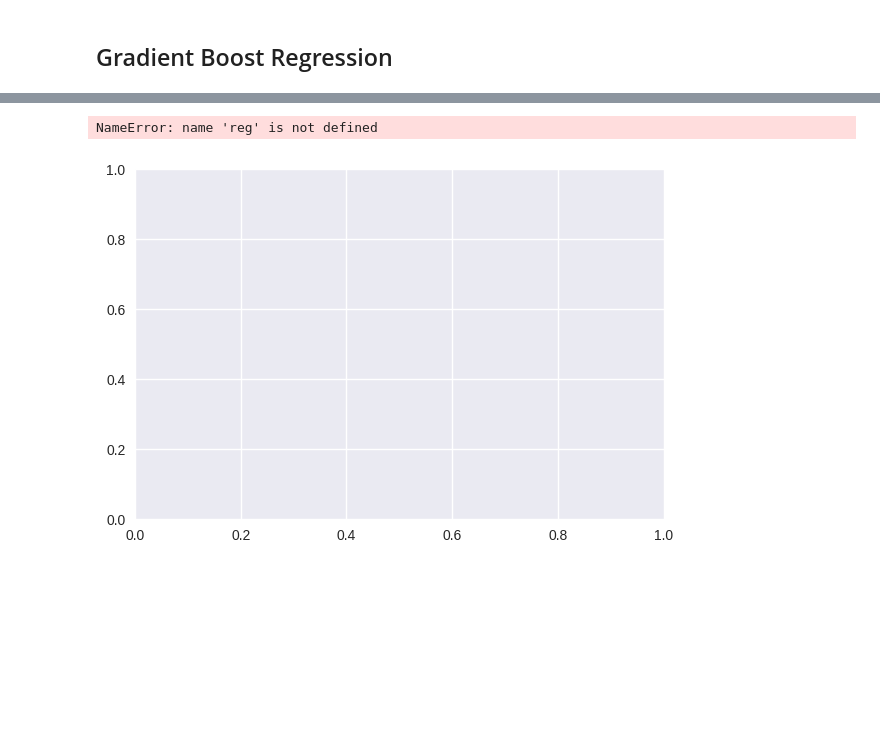
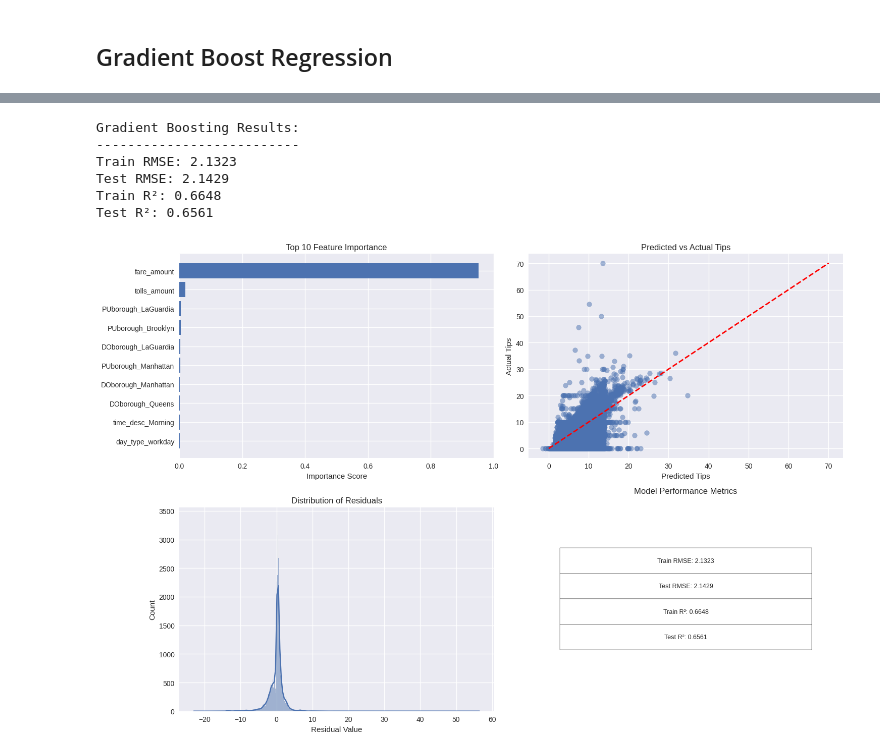
Before and after one commit to RatchanonPa/Data-Warehouse-and-Big-Data-Analytics, a Jupyter notebook: Modellimg.ipynb, the cells around one changed output, grey strips where cells are left out. Cells and saved outputs as stored; diff of their text form; code cells hidden in the pictures; blank space fills up the shorter version.

Commit message:
model

```diff
--- a/Modellimg.ipynb
+++ b/Modellimg.ipynb
@@ -242,6 +237,0 @@ sample_filtered = pd.get_dummies(sample_filtered, drop_first=True)
-# %%
-# train test split the sampled data
-
-y = sample_filtered['tip_amount']
-sample_filtered = sample_filtered.drop(['tip_amount'], axis=1)
-X_train, X_test, y_train, y_test = train_test_split(sample_filtered, y, test_size=0.3, random_state=0)
@@ -295,22 +238,47 @@ Warning: The following columns are missing from X_train: ['VendorID', 'RatecodeI
 # %%
-import numpy as np
-import pandas as pd
-import matplotlib.pyplot as plt
-import seaborn as sns
-from sklearn.ensemble import GradientBoostingRegressor
-from sklearn.metrics import mean_squared_error, r2_score
+# 1. First ensure X_train and X_test are properly scaled
+scaler = StandardScaler()
+numeric_features = ['fare_amount', 'tolls_amount']
+X_train[numeric_features] = scaler.fit_transform(X_train[numeric_features])
+X_test[numeric_features] = scaler.transform(X_test[numeric_features])
 
-# Assuming you have these variables from your previous code:
-# X_train, X_test, y_train, y_test, sample_filtered, gbr_train_pred, gbr_test_pred
-# reg (your trained GradientBoostingRegressor)
-# train_rmse, test_rmse, train_r2, test_r2
+# 2. Initialize and train the Gradient Boosting model
+reg = GradientBoostingRegressor(
+    n_estimators=100,
+    learning_rate=0.1,
+    max_depth=5,
+    min_samples_split=5,
+    min_samples_leaf=3,
+    random_state=42
+)
 
-# Create figure with subplots
+# 3. Fit the model
+reg.fit(X_train, y_train)
+
+# 4. Make predictions
+gbr_train_pred = reg.predict(X_train)
+gbr_test_pred = reg.predict(X_test)
+
+# 5. Calculate performance metrics
+train_rmse = mean_squared_error(y_train, gbr_train_pred, squared=False)
+test_rmse = mean_squared_error(y_test, gbr_test_pred, squared=False)
+train_r2 = r2_score(y_train, gbr_train_pred)
+test_r2 = r2_score(y_test, gbr_test_pred)
+
+# 6. Print the results
+print("\nGradient Boosting Results:")
+print("--------------------------")
+print(f"Train RMSE: {train_rmse:.4f}")
+print(f"Test RMSE: {test_rmse:.4f}")
+print(f"Train R²: {train_r2:.4f}")
+print(f"Test R²: {test_r2:.4f}")
+
+# 7. Create visualization of results
 plt.style.use('seaborn')
 fig = plt.figure(figsize=(15, 10))
 gs = fig.add_gridspec(2, 2)
 
-# 1. Feature Importance Plot
+# 7.1 Feature Importance Plot
 ax1 = fig.add_subplot(gs[0, 0])
 importance_df = pd.DataFrame({
     'feature': X_train.columns,
@@ -319,11 +287,12 @@ importance_df = pd.DataFrame({
 importance_df = importance_df.sort_values('importance', ascending=True)
 importance_df_plot = importance_df.tail(10)  # Top 10 features
 
-sns.barh(y='feature', x='importance', data=importance_df_plot, ax=ax1)
+# Fixed: Using matplotlib's barh instead of seaborn's
+ax1.barh(y=importance_df_plot['feature'], width=importance_df_plot['importance'])
 ax1.set_title('Top 10 Feature Importance')
 ax1.set_xlabel('Importance Score')
 
-# 2. Predicted vs Actual Plot
+# 7.2 Predicted vs Actual Plot
 ax2 = fig.add_subplot(gs[0, 1])
 ax2.scatter(gbr_test_pred, y_test, alpha=0.5)
 ax2.plot([y_test.min(), y_test.max()], [y_test.min(), y_test.max()], 'r--', lw=2)
@@ -331,35 +300,40 @@ ax2.set_xlabel('Predicted Tips')
 ax2.set_ylabel('Actual Tips')
 ax2.set_title('Predicted vs Actual Tips')
 
-# 3. Residuals Plot
+# 7.3 Residuals Plot
 ax3 = fig.add_subplot(gs[1, 0])
 residuals = y_test - gbr_test_pred
 sns.histplot(residuals, kde=True, ax=ax3)
 ax3.set_title('Distribution of Residuals')
 ax3.set_xlabel('Residual Value')
 
-# 4. Model Performance Metrics
+# 7.4 Model Performance Metrics
 ax4 = fig.add_subplot(gs[1, 1])
 metrics = {
     'Metric': ['Train RMSE', 'Test RMSE', 'Train R²', 'Test R²'],
     'Value': [train_rmse, test_rmse, train_r2, test_r2]
 }
 ax4.axis('off')
 metrics_table = ax4.table(cellText=[[f'{k}: {v:.4f}'] for k, v in zip(metrics['Metric'], metrics['Value'])],
                          loc='center', cellLoc='center', bbox=[0.1, 0.3, 0.8, 0.5])
 metrics_table.auto_set_font_size(False)
 metrics_table.set_fontsize(9)
 metrics_table.scale(1.5, 2)
 ax4.set_title('Model Performance Metrics', pad=20)
 
 plt.tight_layout()
 plt.show()
 
-# Print feature importance summary
+# 8. Print feature importance summary
 print("\nTop 5 Most Important Features:")
 print("------------------------------")
 for _, row in importance_df.tail(5).iloc[::-1].iterrows():
     print(f"{row['feature']}: {row['importance']:.4f}")
 # %% [output]
-NameError: name 'reg' is not defined
+Gradient Boosting Results:
+--------------------------
+Train RMSE: 2.1323
+Test RMSE: 2.1429
+Train R²: 0.6648
+Test R²: 0.6561
-[figure, old version]
+[figure, new version]
```
Also changed, not shown: parts of 9 cells of this notebook.
